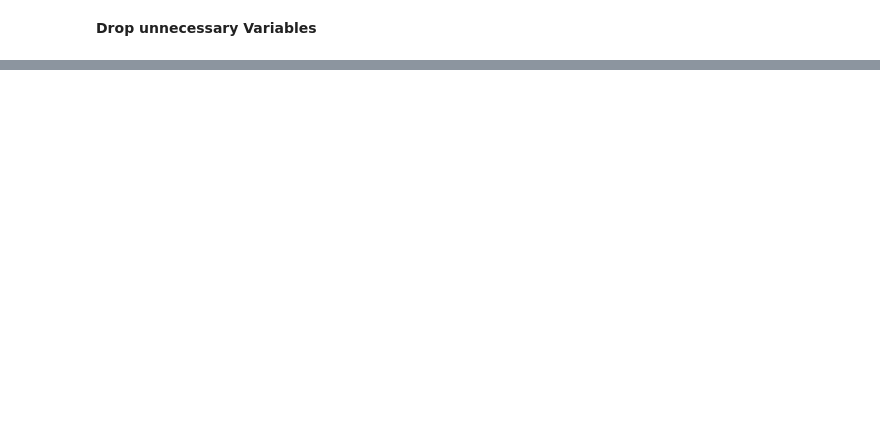
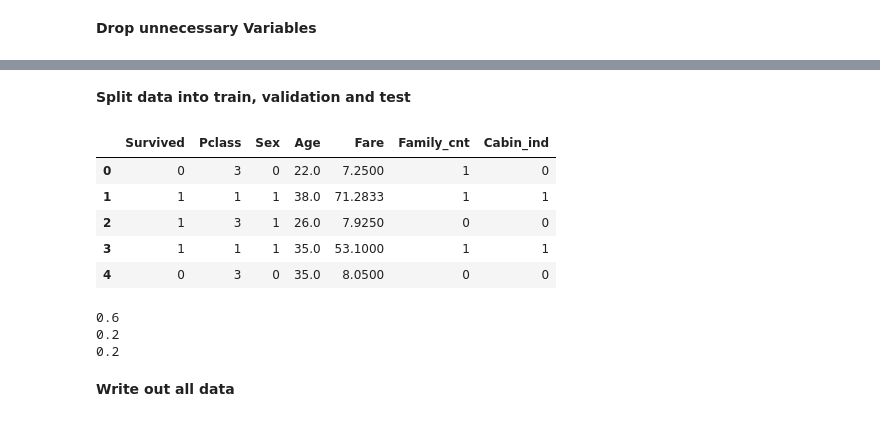
Before and after one commit to Rakeshwar/Applied-Machine-Learning-Algorithms, a Jupyter notebook: My_notebook_followed.ipynb, the cells around one changed output, grey strips where cells are left out. Drawn from its saved outputs; the diff is of its cells as text; code cells hidden in the pictures; blank space fills up the shorter version.

```diff
--- a/My_notebook_followed.ipynb
+++ b/My_notebook_followed.ipynb
@@ -110,0 +185,14 @@ titanic.head()
+# %% [markdown]
+**Split data into train, validation and test**
+# %%
+##Again read the data from the cleaned titanic_cleaned.csv
+
+titanic=pd.read_csv('titanic_cleaned.csv')
+titanic.head()
+# %% [output]
+|  | Survived | Pclass | Sex | Age | Fare | Family_cnt | Cabin_ind |
+| 0 | 0 | 3 | 0 | 22.0 | 7.2500 | 1 | 0 |
+| 1 | 1 | 1 | 1 | 38.0 | 71.2833 | 1 | 1 |
+| 2 | 1 | 3 | 1 | 26.0 | 7.9250 | 0 | 0 |
+| 3 | 1 | 1 | 1 | 35.0 | 53.1000 | 1 | 1 |
+| 4 | 0 | 3 | 0 | 35.0 | 8.0500 | 0 | 0 |
@@ -110,0 +210,9 @@ titanic.head()
+# %%
+for dataset in (y_train, y_val,y_test):
+  print(round(len(dataset)/len(labels),2))
+# %% [output]
+0.6
+0.2
+0.2
+# %% [markdown]
+**Write out all data**
```
Also changed, not shown: parts of 13 cells of this notebook.
